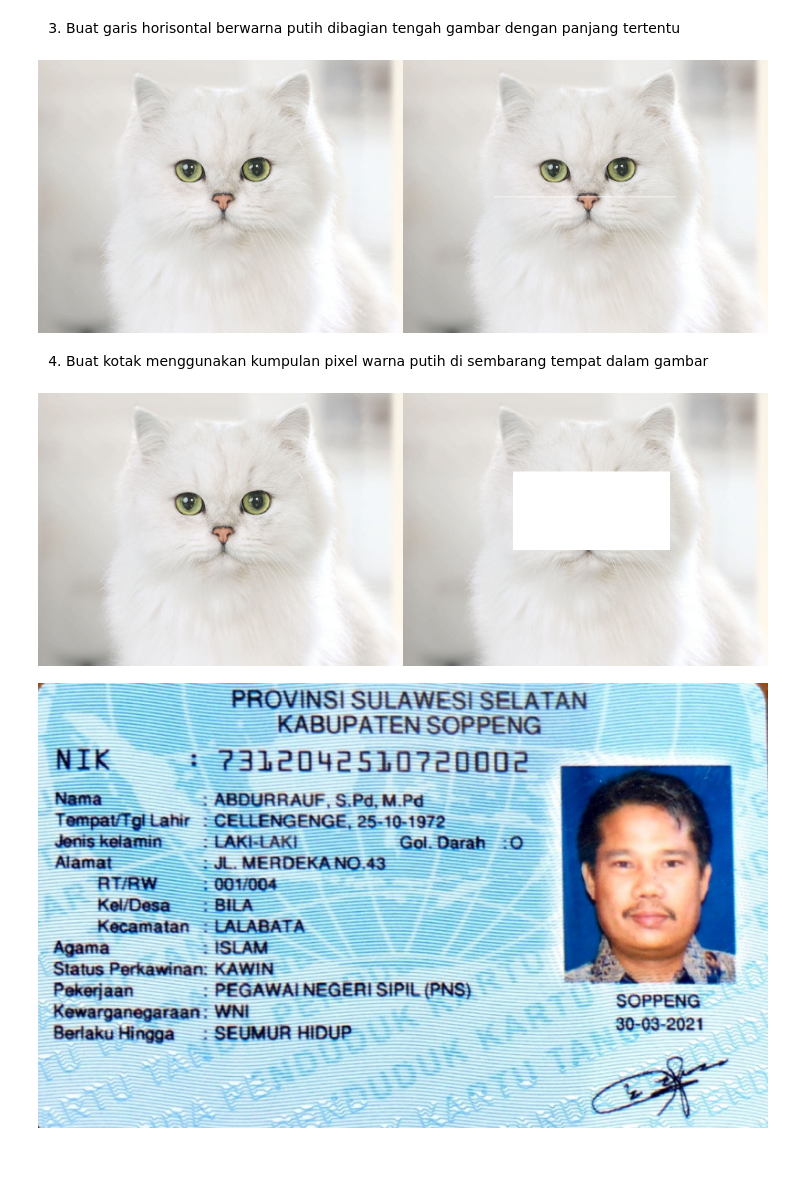
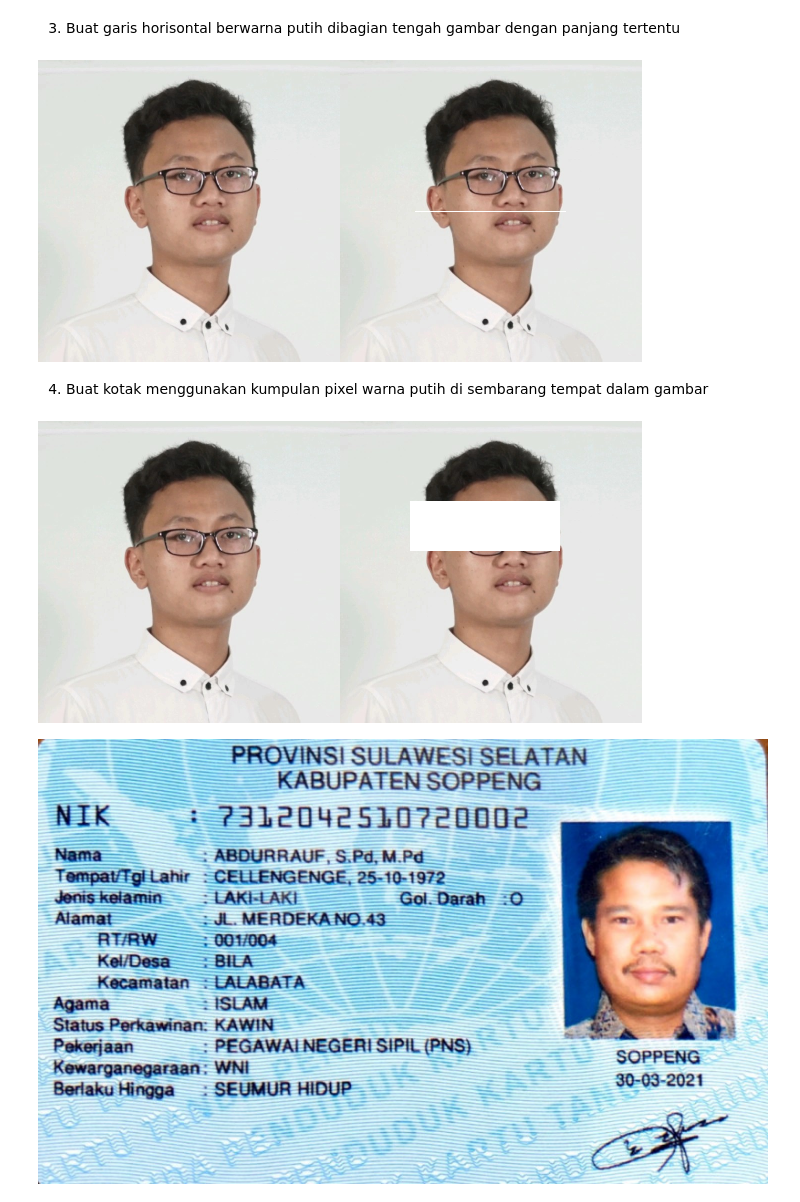
Before and after one commit to MuhammadAinurRiziq13/PCVK_2024_19, a Jupyter notebook: Week1.ipynb, the cells around one changed output. Drawn from its saved outputs; the diff is of its cells as text; code cells hidden in the pictures; blank space fills up the shorter version.

```diff
--- a/Week1.ipynb
+++ b/Week1.ipynb
@@ -19,7 +25,7 @@ langkah 2
 #membuat list untuk menyimpan url dari beberapa image
 urls = ["https://iiif.lib.ncsu.edu/iiif/0052574/full/800,/0/default.jpg",
         "https://iiif.lib.ncsu.edu/iiif/0016007/full/800,/0/default.jpg",
-        "https://www.purina.co.id/sites/default/files/2021-12/Gourmet-mobile.jpg"]
+        "https://media.licdn.com/dms/image/v2/D4E03AQHCAqGlvDp7_w/profile-displayphoto-shrink_800_800/profile-displayphoto-shrink_800_800/0/1696220038443?e=1730332800&v=beta&t=Tzb7_j-kvCWOIzbqhcjZCjwRjHGd0ygO9WMLGyWesgE"]
 #baca dan tampikan image
 #loop pada tiap url image, beberapa image dapat disimpan pada list
 for url in urls:
@@ -152,31 +158,31 @@ for y in range(start_x, end_x):
 final_frame = cv.hconcat((image_2, image_3))
 cv2_imshow(final_frame)
 # %% [output]
-[figure, old version]
+[figure, new version]
 # %% [markdown]
  4.  Buat kotak menggunakan kumpulan pixel warna putih di sembarang tempat dalam gambar
 # %%
 image_2 = cv.cvtColor(image, cv.COLOR_BGR2RGB)
 image_3 = image_2.copy()
 
 # Ukuran kotak
-box_width = 200  # lebar kotak
-box_height = 100  # tinggi kotak
+box_width = 150  # lebar kotak
+box_height = 50  # tinggi kotak
 
 # Lokasi acak untuk kotak (koordinat kiri atas kotak)
-start_x = 140
-start_y = 100
+start_x = 70
+start_y = 80
 
 # Menggambar kotak menggunakan kumpulan pixel putih
 for y in range(start_y, start_y + box_height):
     for x in range(start_x, start_x + box_width):
         image_3[y, x] = [255, 255, 255]
 
 # Gabungkan gambar asli dengan gambar yang memiliki kotak putih
 final_frame = cv.hconcat((image_2, image_3))
 cv2_imshow(final_frame)
 # %% [output]
-[figure, old version]
+[figure, new version]
 # %%
 # Baca gambar menggunakan OpenCV
 image_bgr = cv.imread('sample_data/KTP.jpeg')
```
Also changed, not shown: parts of 6 cells of this notebook.
